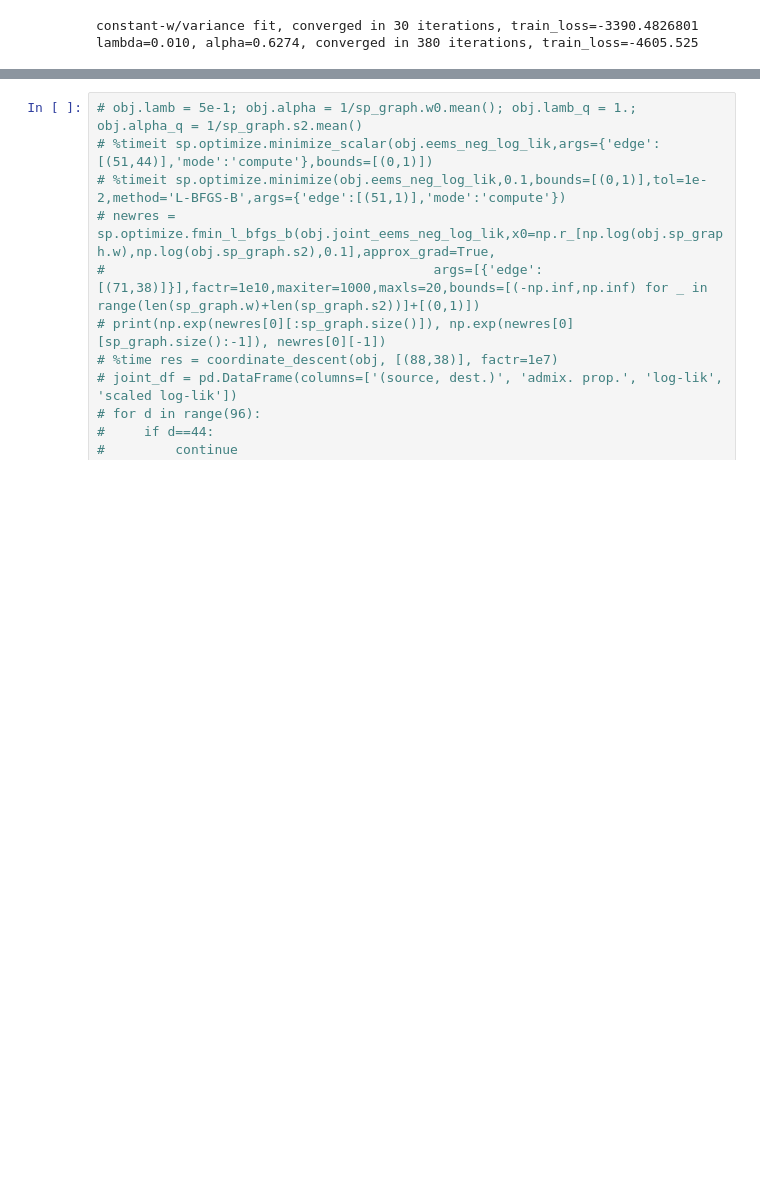
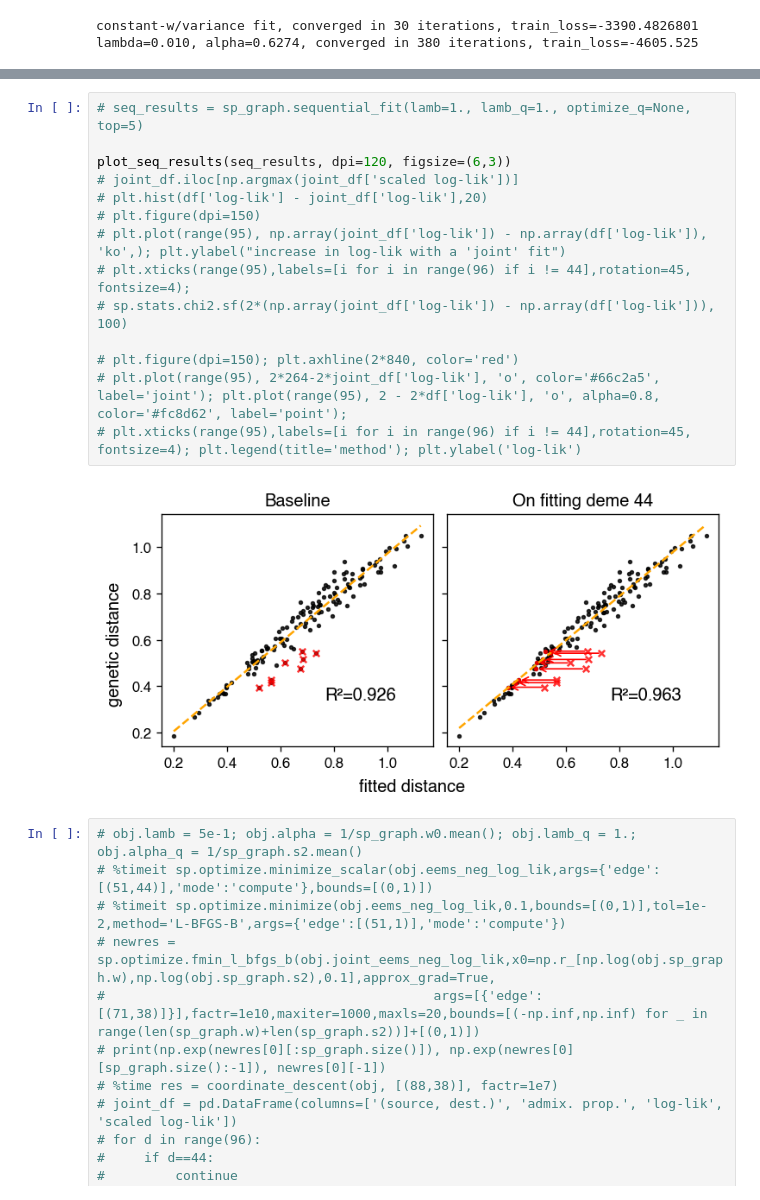
Before and after one commit to NovembreLab/feems, a Jupyter notebook: docs/notebooks/est-long-range.ipynb, the cells around one changed output, grey strips where cells are left out. Drawn from its saved outputs; the diff is of its cells as text; blank space fills up the shorter version.

Commit message:
minor workflow + plotting changes

```diff
--- a/docs/notebooks/est-long-range.ipynb
+++ b/docs/notebooks/est-long-range.ipynb
@@ -1304,3 +1202,19 @@ TypeError: 'AxesSubplot' object is not subscriptable
+# %%
+# seq_results = sp_graph.sequential_fit(lamb=1., lamb_q=1., optimize_q=None, top=5)
+
+plot_seq_results(seq_results, dpi=120, figsize=(6,3))
+# joint_df.iloc[np.argmax(joint_df['scaled log-lik'])]
+# plt.hist(df['log-lik'] - joint_df['log-lik'],20)
+# plt.figure(dpi=150)
+# plt.plot(range(95), np.array(joint_df['log-lik']) - np.array(df['log-lik']), 'ko',); plt.ylabel("increase in log-lik with a 'joint' fit")
+# plt.xticks(range(95),labels=[i for i in range(96) if i != 44],rotation=45, fontsize=4);
+# sp.stats.chi2.sf(2*(np.array(joint_df['log-lik']) - np.array(df['log-lik'])), 100)
+
+# plt.figure(dpi=150); plt.axhline(2*840, color='red')
+# plt.plot(range(95), 2*264-2*joint_df['log-lik'], 'o', color='#66c2a5', label='joint'); plt.plot(range(95), 2 - 2*df['log-lik'], 'o', alpha=0.8, color='#fc8d62', label='point');
+# plt.xticks(range(95),labels=[i for i in range(96) if i != 44],rotation=45, fontsize=4); plt.legend(title='method'); plt.ylabel('log-lik')
+# %% [output]
+[figure, added]
 # %%
 # obj.lamb = 5e-1; obj.alpha = 1/sp_graph.w0.mean(); obj.lamb_q = 1.; obj.alpha_q = 1/sp_graph.s2.mean()
 # %timeit sp.optimize.minimize_scalar(obj.eems_neg_log_lik,args={'edge':[(51,44)],'mode':'compute'},bounds=[(0,1)])
```
Also changed, not shown: parts of 4 cells of this notebook, 4 other files.
